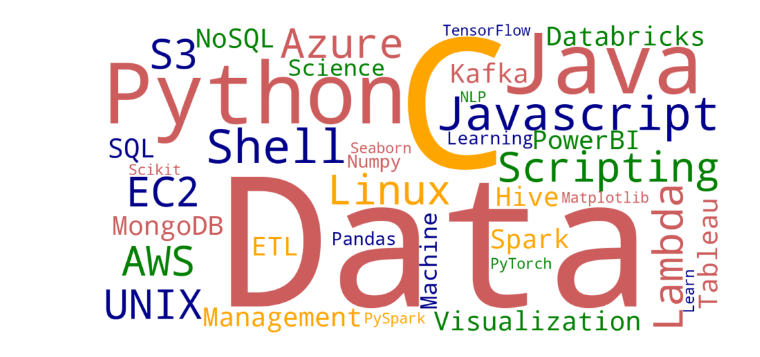
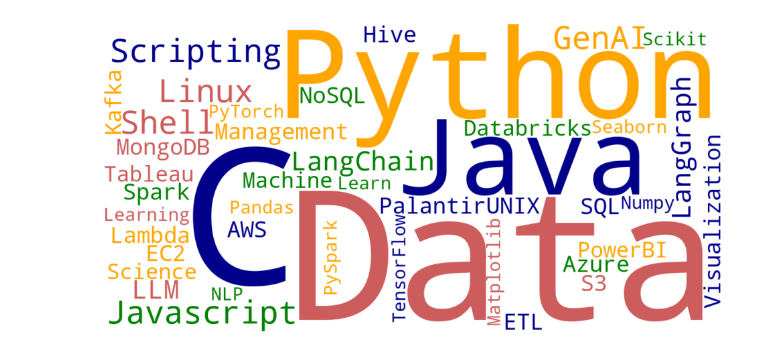
Before and after one commit to GopalaKrishnaKala/wordcloudskills, a Jupyter notebook: Skills Word Cloud.ipynb, the cells around one changed output. Cells and saved outputs as stored; diff of their text form; code cells hidden in the pictures.

```diff
--- a/Skills Word Cloud.ipynb
+++ b/Skills Word Cloud.ipynb
@@ -1,26 +1,27 @@
 # %%
 # Generate word cloud with specified colors: Indian Red, Dark Blue, Orange, Green
 # Define custom color function
 from wordcloud import WordCloud
 import matplotlib.pyplot as plt
 def custom_color_func(word, font_size, position, orientation, random_state=None, **kwargs):
     colors = ['#CD5C5C', '#00008B', '#FFA500', '#008000']  # Indian Red, Dark Blue, Orange, Green
     return colors[hash(word) % len(colors)]
 skills = [
     "Python", "R", "Java", "C", "C++", "Javascript", "Shell Scripting", "Linux",
+    "GenAI", "LangChain", "LLM", "LangGraph", "Palantir"
     "UNIX", "AWS EC2", "S3", "Lambda", "Azure", "Data Management",
     "Visualization", "ETL", "SQL", "NoSQL", "MongoDB", "Hive", "Kafka", "Spark",
     "Databricks", "Tableau", "PowerBI", "Data Science", "Machine Learning",
     "Pandas", "Numpy", "Matplotlib", "Seaborn", "Scikit-Learn", "TensorFlow",
     "PyTorch", "PySpark", "NLP"
 ]
 # Generate word cloud with custom colors
 wordcloud_custom_colors = WordCloud(width=1200, height=600, background_color='white', color_func=custom_color_func).generate(' '.join(skills))
 
 # Display the word cloud with custom colors
 plt.figure(figsize=(12, 6))
 plt.imshow(wordcloud_custom_colors, interpolation='bilinear')
 plt.axis('off')
 plt.show()
 # %% [output]
-[figure, old version]
+[figure, new version]
```
